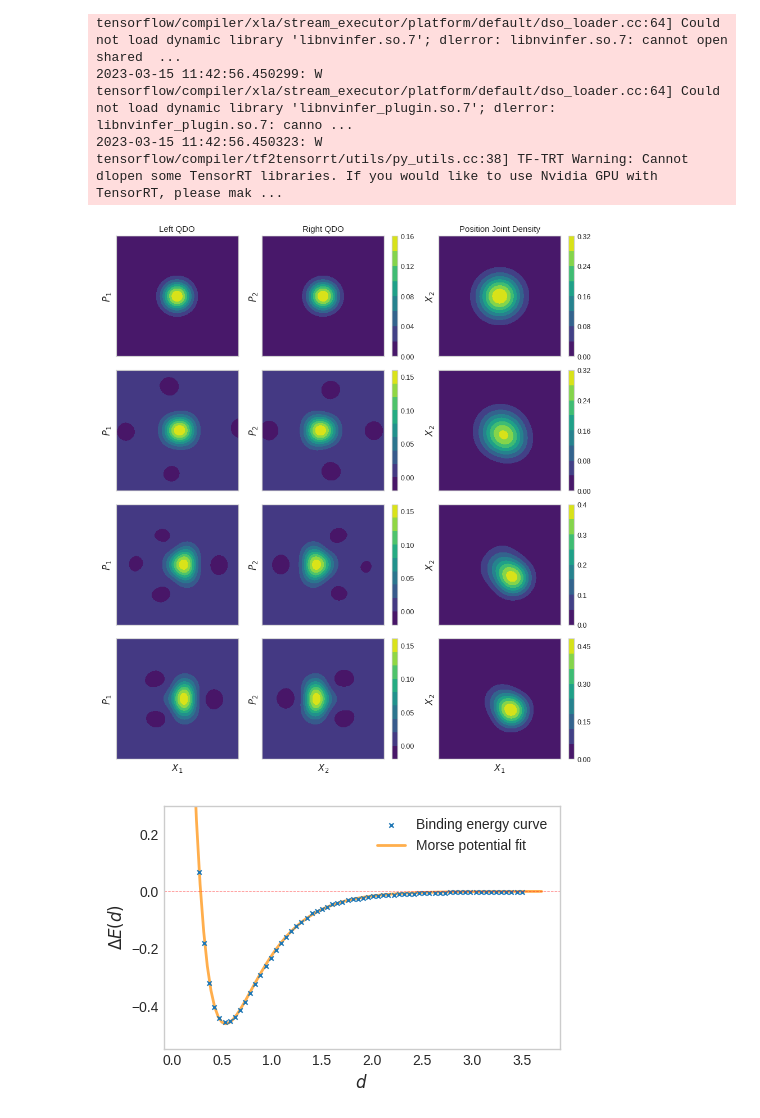
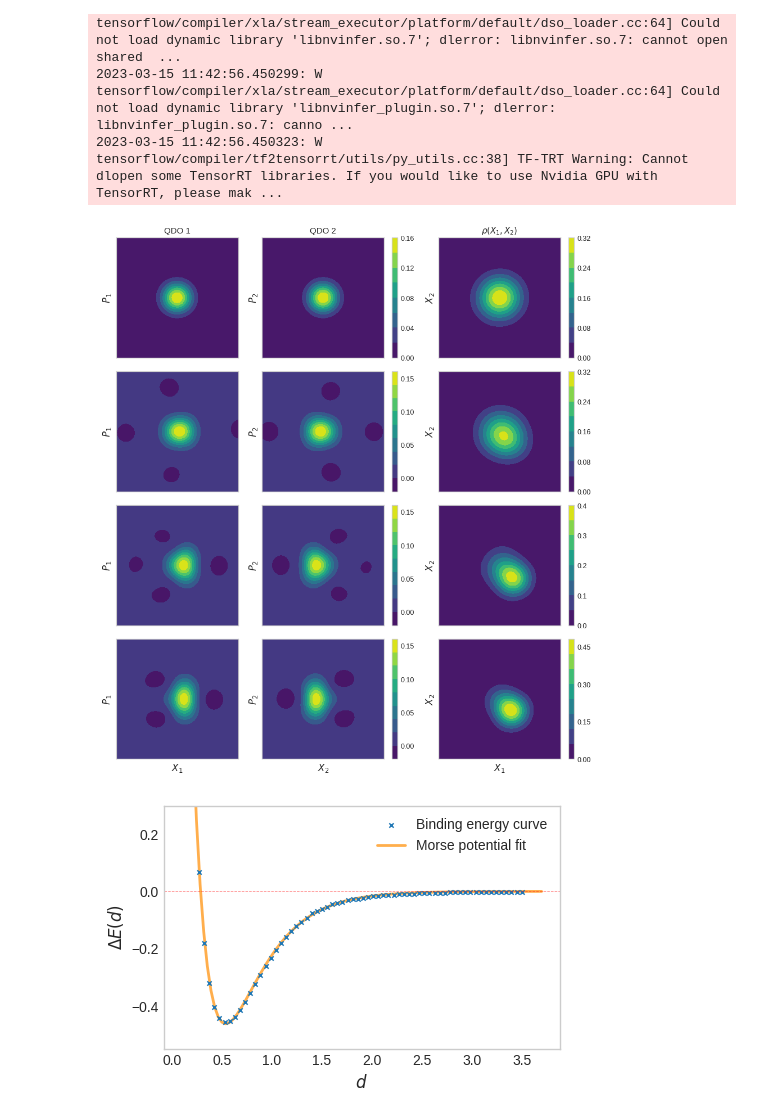
Before and after one commit to MatthieuSarkis/Long-range-intermolecular-interactions-on-a-continuous-variable-quantum-computer, a Jupyter notebook: plot_alternate.ipynb, the cells around one changed output. Drawn from its saved outputs; the diff is of its cells as text; code cells hidden in the pictures.

```diff
--- a/plot_alternate.ipynb
+++ b/plot_alternate.ipynb
@@ -238,9 +238,9 @@ def plot_wigner(
     fig, axes = plt.subplots(nrows=4, ncols=3, figsize=(9, 10), sharex=False, sharey=False, gridspec_kw={'width_ratios': [.8, 1, 1]})
 
     heatmap1_0 = axes[0, 0].contourf(X, P, w_qdo2_0, cmap = cmappa)
-    axes[0, 0].set_title("Left QDO")
+    axes[0, 0].set_title("QDO 1")
     heatmap2_0 = axes[0, 1].contourf(X, P, w_qdo1_0, cmap = cmappa)
-    axes[0, 1].set_title("Right QDO")
+    axes[0, 1].set_title("QDO 2")
     cbar = plt.colorbar(heatmap2_0, ax=axes[0,1])
     cbar.ax.tick_params(labelsize=9)
     cbar.locator = plt.MaxNLocator(4)
@@ -250,7 +250,7 @@ def plot_wigner(
     cbar.ax.tick_params(labelsize=9)
     cbar.locator = plt.MaxNLocator(4)
     cbar.update_ticks()
-    axes[0, 2].set_title("Position Joint Density")
+    axes[0, 2].set_title(r"$\rho(X_1, X_2)$")
     axes[0, 0].set_ylabel(r"$d = 3.16$")
 
     heatmap1_1 = axes[1, 0].contourf(X, P, w_qdo2_1, cmap = cmappa)
@@ -304,34 +304,34 @@ def plot_wigner(
         axes[i,0].set_ylabel(r'$P_1$')
         axes[i,1].set_ylabel(r'$P_2$')
         axes[i,2].set_ylabel(r'$X_2$')
         for j in range(0,3):
             axes[i, j].set_xticks([])
             axes[i, j].set_yticks([])
 
     axes[3,0].set_xlabel(r'$X_1$')
     axes[3,1].set_xlabel(r'$X_2$')
     axes[3,2].set_xlabel(r'$X_1$')
 
     fig.tight_layout(pad=1.0)
     #fig.subplots_adjust(right=0.8)
     #cbar_ax = fig.add_axes([0.83, 0.15, 0.02, 0.7])
 
 
     # fig.text(0.5, 0.04, 'Position quadrature', ha='center', fontdict={'fontsize':20})
     # fig.text(0.04, 0.5, 'Momentum quadrature', va='center', rotation='vertical')
 
     #plt.suptitle(r"$\theta$=0.58rad")
     plt.savefig(os.path.join(plots_path, 'wigners_joint.pdf'), dpi=300, transparent=False, bbox_inches='tight')
 
 
 plot_wigner(
     fig_dir=None,
     quadrature_grid=quadrature_grid,
     states=states,
     cutoff_dim=args['cutoff_dim']
 )
 # %% [output]
-[figure, old version]
+[figure, new version]
 # %%
 def plot_binding_curve_morse(
     distance_array: np.ndarray,
```
Also changed, not shown: parts of 1 cell of this notebook, 6 other files.
